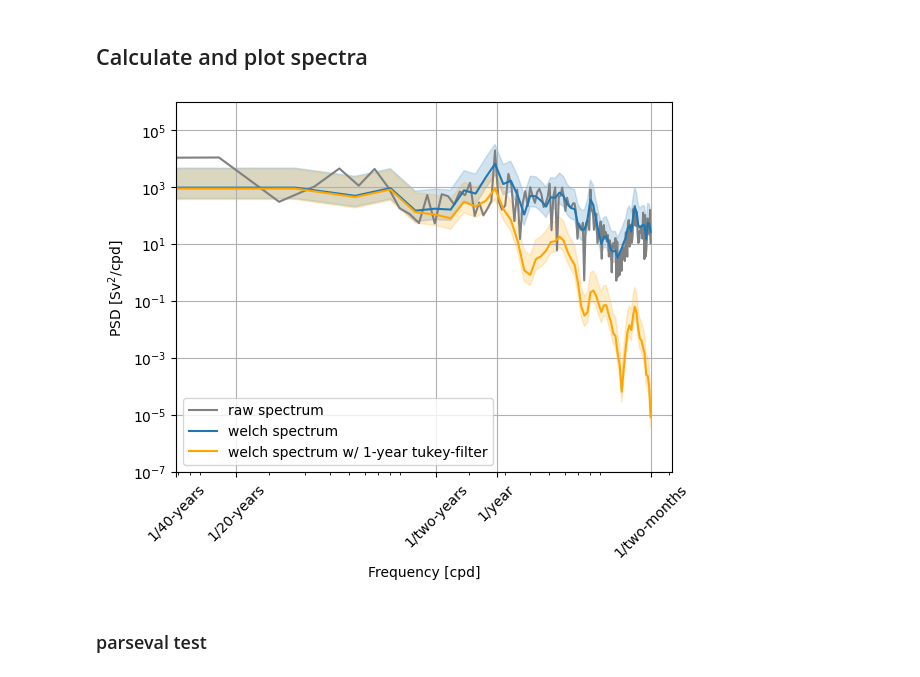
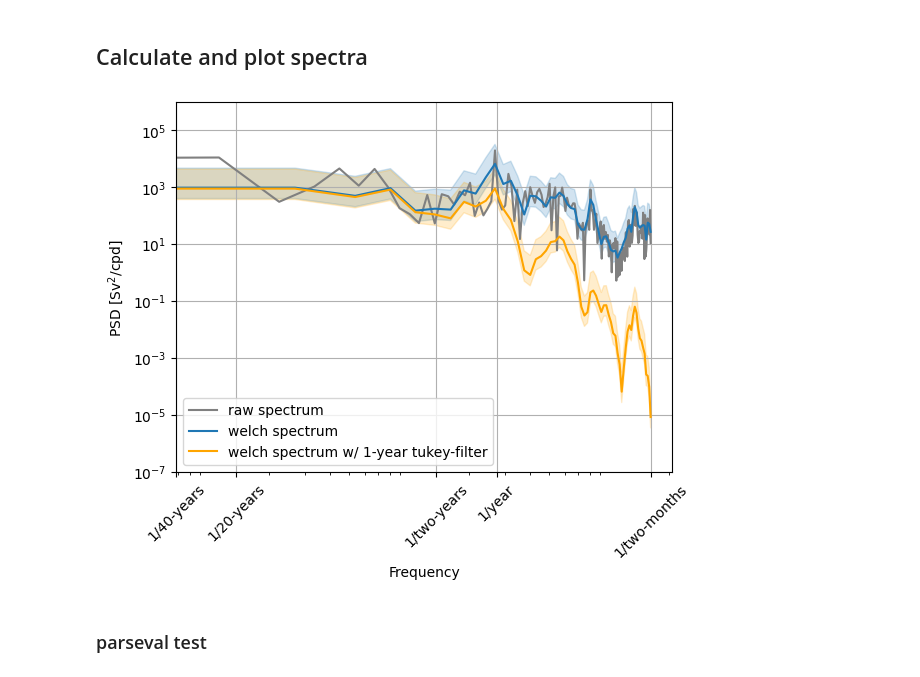
Before and after one commit to arvedlattekamp/arved-assignment2, a Jupyter notebook: notebooks/assignment1.ipynb, the cells around one changed output. Cells and saved outputs as stored; diff of their text form; code cells hidden in the pictures.

```diff
--- a/notebooks/assignment1.ipynb
+++ b/notebooks/assignment1.ipynb
@@ -82,31 +82,31 @@ plt.rcParams.update({"font.size":10})
 # %%
 f,psd=spectra.raw_periodogram(MOC,31)
 fw,psdw,lo,hi=spectra.welch_psd(MOC,31,120,confint=True)
 fwf,psdwf,lof,hif=spectra.welch_psd(filtred_MOC,31,120,confint=True)
 
 periods = {
         "1/day":    1 / 1,
         "1/week":   1 / 7,
         "1/month":  1 / 30,
         "1/year":   1 / 365,
     }
 
 
 plt.loglog(f,psd,label="raw spectrum", c="grey")
 plt.loglog(fw,psdw,label="welch spectrum",c="tab:blue")
 plt.fill_between(fw,psdw*lo,psdw*hi,alpha=0.2,color="tab:blue")
 plt.loglog(fwf,psdwf,label="welch spectrum w/ 1-year tukey-filter",c="orange")
 plt.fill_between(fwf,psdwf*lof,psdwf*hif,alpha=0.2,color="orange")
 plt.xticks([1/(40*365),1/(20*365),1/730, 1/365, 1/62,],["1/40-years","1/20-years","1/two-years","1/year", "1/two-months"],rotation=45)
 plt.grid(True)
-plt.xlabel("Frequency [cpd]")
+plt.xlabel("Frequency")
 plt.ylabel("PSD [Sv$^2$/cpd]")
 plt.ylim(10e-8)
 plt.legend()
 plt.savefig(r"..\figures\spectrum.png",bbox_inches="tight")
 plt.show()
 # %% [output]
-[figure, old version]
+[figure, new version]
 # %% [markdown]
 ### parseval test
 # %%
```
Also changed, not shown: parts of 2 cells of this notebook, 5 other files.
